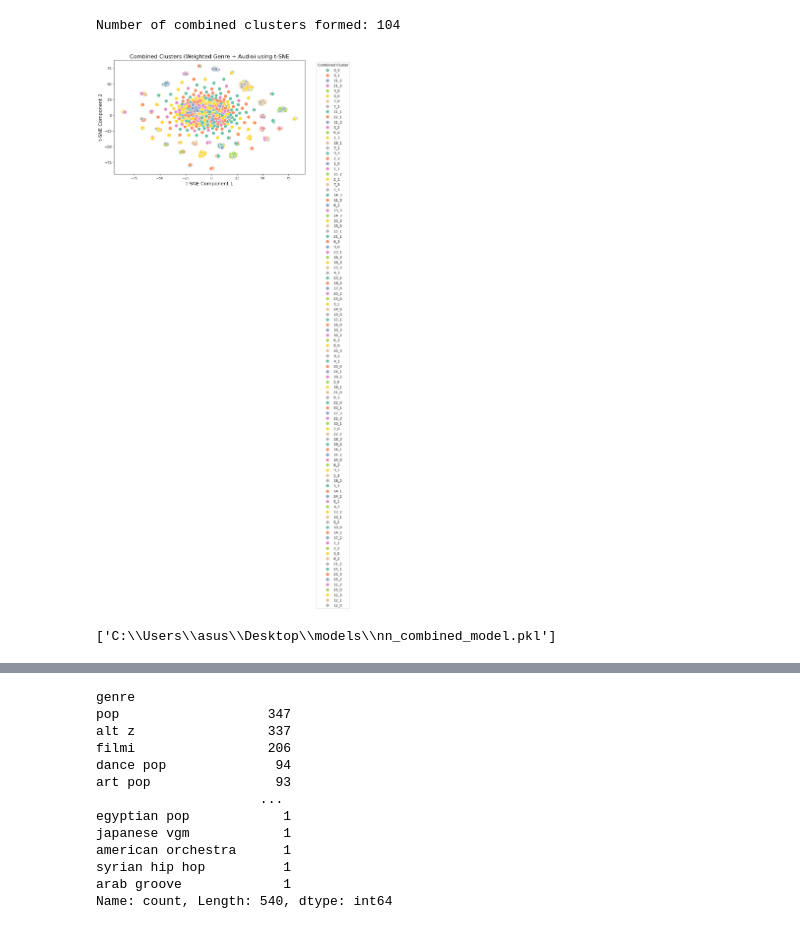
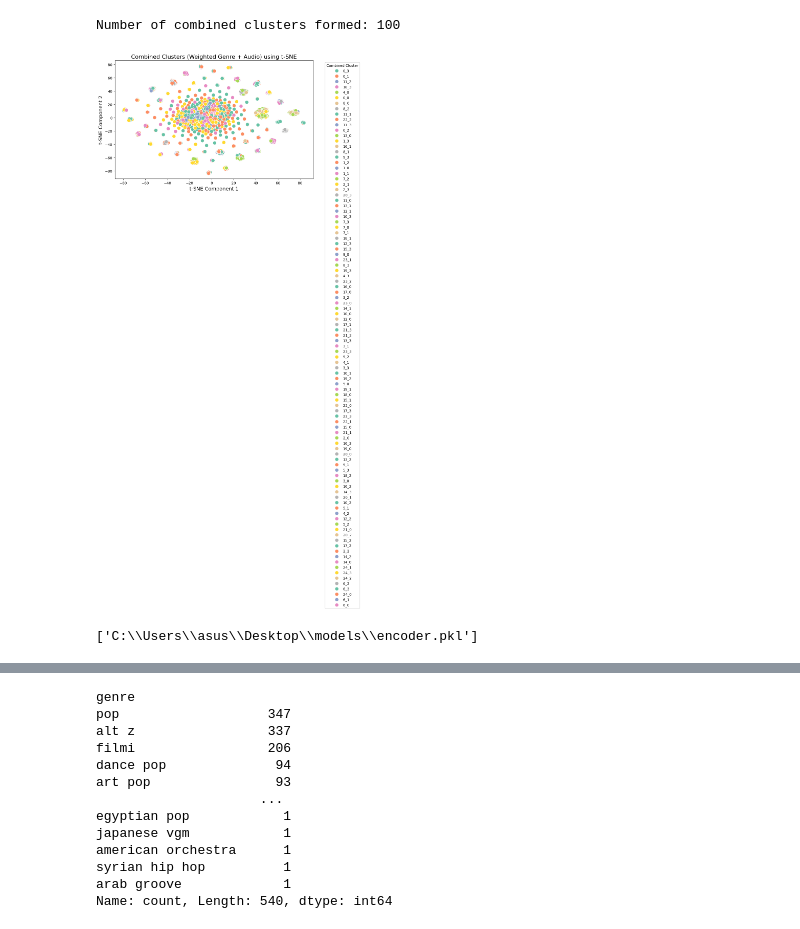
Before and after one commit to iistatiehh/music-recomandation, a Jupyter notebook: spotistateh1.ipynb, the cells around one changed output, grey strips where cells are left out. Cells and saved outputs as stored; diff of their text form; code cells hidden in the pictures.

```diff
--- a/spotistateh1.ipynb
+++ b/spotistateh1.ipynb
@@ -13,4 +13,5 @@ from sklearn.metrics.pairwise import cosine_similarity
 from sklearn.cluster import AgglomerativeClustering
 from scipy.cluster.hierarchy import dendrogram, linkage
 # %%
-dataset = pd.read_csv(r"C:\Users\asus\Desktop\models\Spotify_Song_Attributes_with_clusters.csv", encoding='ISO-8859-1')
+dataset = pd.read_csv(r"C:\Users\asus\Desktop\mr datasets\Spotify_Song_Attributes(with api changes).csv")
+dataset
@@ -184,50 +256,57 @@ scaled_genre = scaler_genre.fit_transform(genre_one_hot)
 scaler_audio = StandardScaler()
 scaled_audio = scaler_audio.fit_transform(dataset[features])
 
-# Weight genre features by a factor (e.g., 1.5x more influence)
-weighted_genre = scaled_genre * 1.5
+# Weight features for clustering (genre and audio only)
+weighted_genre = scaled_genre * 0.67  # 40/60 = 0.67
+weighted_audio = scaled_audio * 0.67  # 40/60 = 0.67
 
-# Combine the weighted genre features and audio features
-combined_features = np.hstack((weighted_genre, scaled_audio))
+# Combine features for clustering
+combined_features = np.hstack((weighted_genre, weighted_audio))
 # %%
 from sklearn.manifold import TSNE
 import seaborn as sns
 import matplotlib.pyplot as plt
+import numpy as np
+import pandas as pd
+from sklearn.neighbors import NearestNeighbors
+import joblib
 
-# Combine both hierarchical and audio clusters into a new combined label
+# Create combined cluster labels
 dataset['combined_cluster'] = dataset['hierarchical_cluster'].astype(str) + '_' + dataset['audio_cluster'].astype(str)
 dataset.to_csv('Spotify_Song_Attributes_with_clusters.csv', index=False)
 
-# Check the new combined clusters
+# Check combined clusters
 n_combined_clusters = dataset['combined_cluster'].nunique()
 print(f"Number of combined clusters formed: {n_combined_clusters}")
 
-# Use the combined features (weighted genre + audio) for t-SNE
+# t-SNE visualization
 tsne = TSNE(n_components=2, random_state=42)
-reduced_features = tsne.fit_transform(combined_features)  # Use combined_features here
+reduced_features = tsne.fit_transform(combined_features)
 
-# Create a new DataFrame with the t-SNE components and the combined cluster label for seaborn plotting
+# Create DataFrame for plotting
 tsne_df = pd.DataFrame(reduced_features, columns=['tSNE Component 1', 'tSNE Component 2'])
-tsne_df['combined_cluster'] = dataset['combined_cluster']
+tsne_df['combined_cluster'] = dataset['combined_cluster'].values
 
-# Plot the t-SNE results using seaborn
 plt.figure(figsize=(10, 6))
-sns.scatterplot(data=tsne_df, x='tSNE Component 1', y='tSNE Component 2', hue='combined_cluster', palette='Set2', s=100, marker='o')
-
-# Customize the plot
+sns.scatterplot(data=tsne_df, x='tSNE Component 1', y='tSNE Component 2',
+                hue='combined_cluster', palette='Set2', s=100, marker='o')
 plt.title("Combined Clusters (Weighted Genre + Audio) using t-SNE", fontsize=16)
 plt.xlabel("t-SNE Component 1", fontsize=14)
 plt.ylabel("t-SNE Component 2", fontsize=14)
 plt.legend(title='Combined Cluster', bbox_to_anchor=(1.05, 1), loc='upper left')
 plt.show()
+
+# Save combined features and model
+np.save(r"C:\Users\asus\Desktop\models\combined_features.npy", combined_features)
+nn_combined = NearestNeighbors(metric="cosine")
+nn_combined.fit(combined_features)
+joblib.dump(nn_combined, r"C:\Users\asus\Desktop\models\nn_combined_model.pkl")
+
+# Save scalers and encoders
+joblib.dump(scaler_genre, r"C:\Users\asus\Desktop\models\scaler_genre.pkl")
+joblib.dump(scaler_audio, r"C:\Users\asus\Desktop\models\scaler_audio.pkl")
+joblib.dump(encoder, r"C:\Users\asus\Desktop\models\encoder.pkl")
 # %% [output]
-Number of combined clusters formed: 104
+Number of combined clusters formed: 100
-[figure, old version]
+[figure, new version]
+['C:\\Users\\asus\\Desktop\\models\\encoder.pkl']
-# %%
-# Save combined features and NearestNeighbors model
-np.save(r"C:\Users\asus\Desktop\models\combined_features.npy", combined_features)
-nn_combined = NearestNeighbors(metric="cosine")
-nn_combined.fit(combined_features)
-joblib.dump(nn_combined, r"C:\Users\asus\Desktop\models\nn_combined_model.pkl")
-# %% [output]
-['C:\\Users\\asus\\Desktop\\models\\nn_combined_model.pkl']
```
Also changed, not shown: parts of 24 cells of this notebook.
